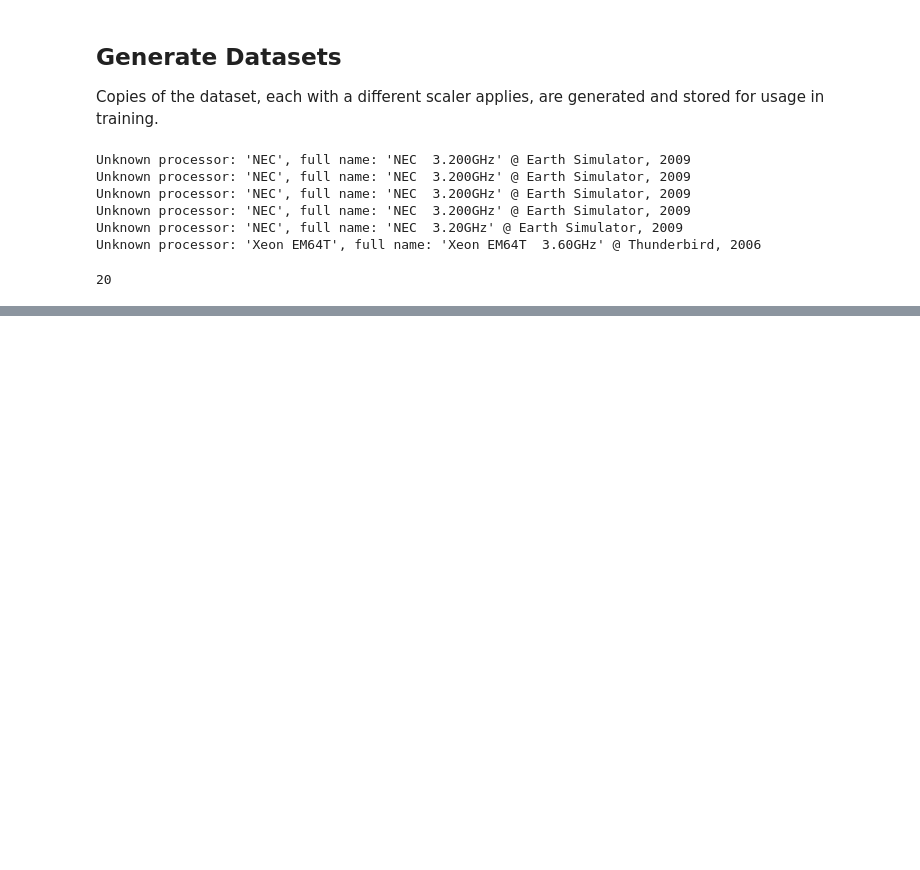
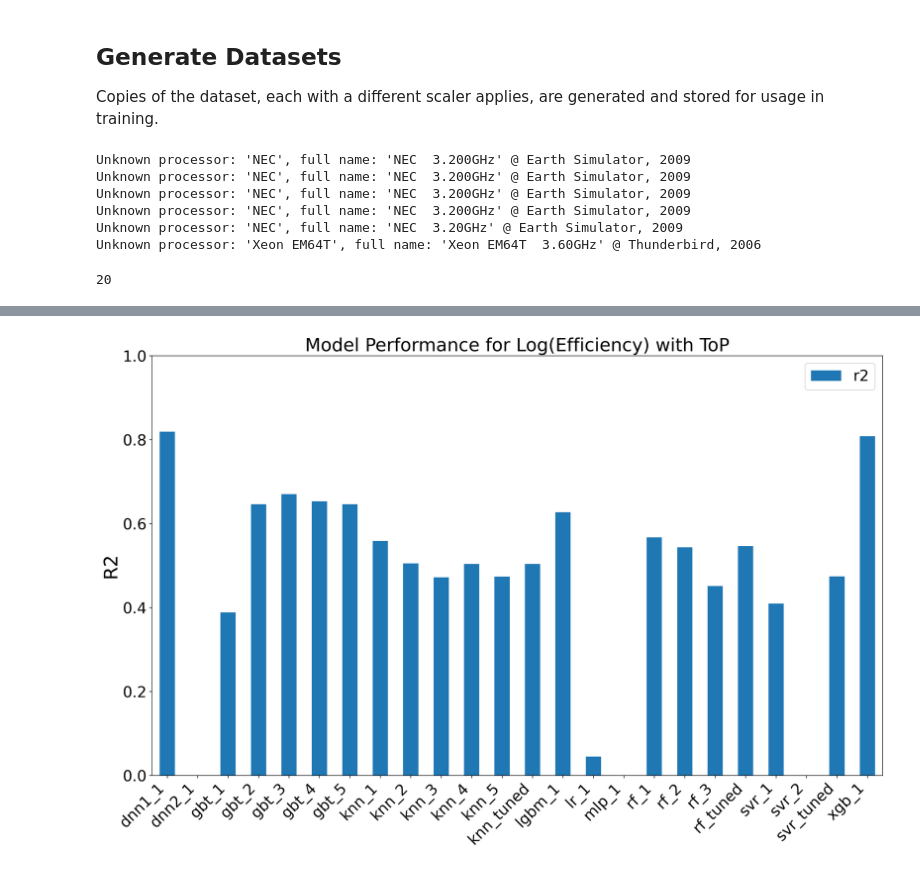
Before and after one commit to brdoney/TOP500-machine-learning, a Jupyter notebook: results_top.ipynb, the cells around one changed output, grey strips where cells are left out. Drawn from its saved outputs; the diff is of its cells as text; code cells hidden in the pictures; blank space fills up the shorter version.

```diff
--- a/results_top.ipynb
+++ b/results_top.ipynb
@@ -254,3 +280,7 @@ axis = maximums.plot.bar(x="name", y="ur2", figsize=(
+# %%
+axis.figure
+# %% [output]
+[figure, added]
 # %%
 from datetime import datetime
 import pathlib
```
Also changed, not shown: parts of 12 cells of this notebook, 4 other files.
